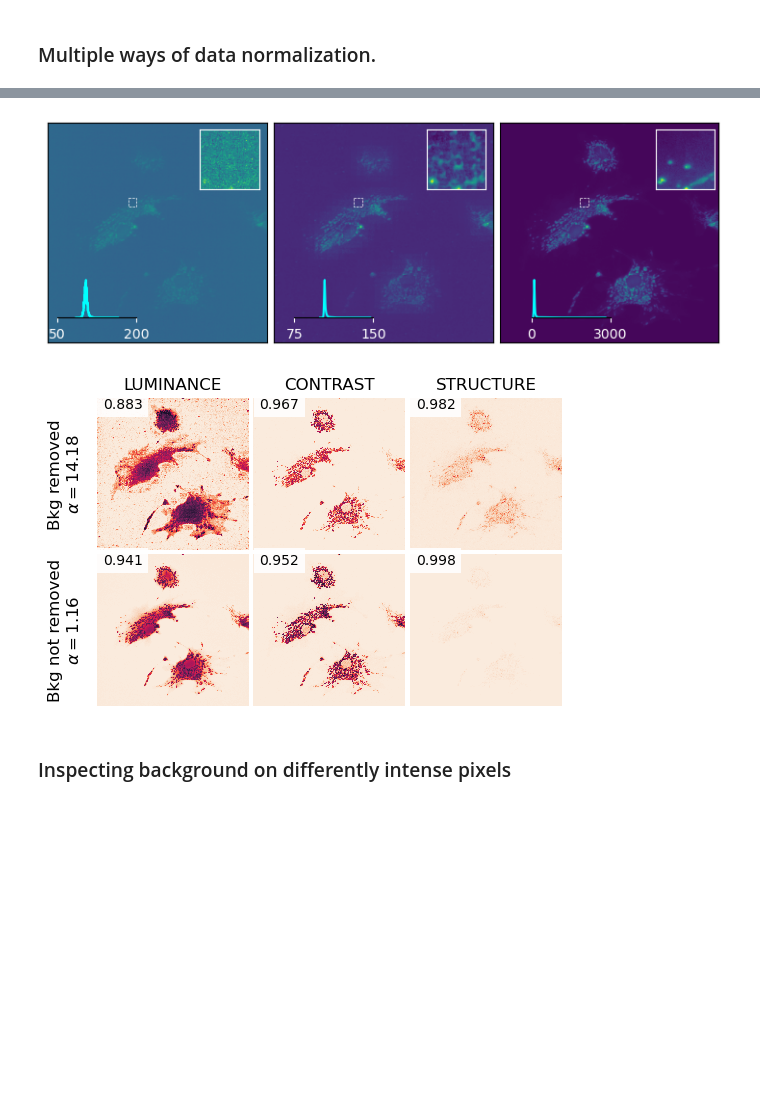
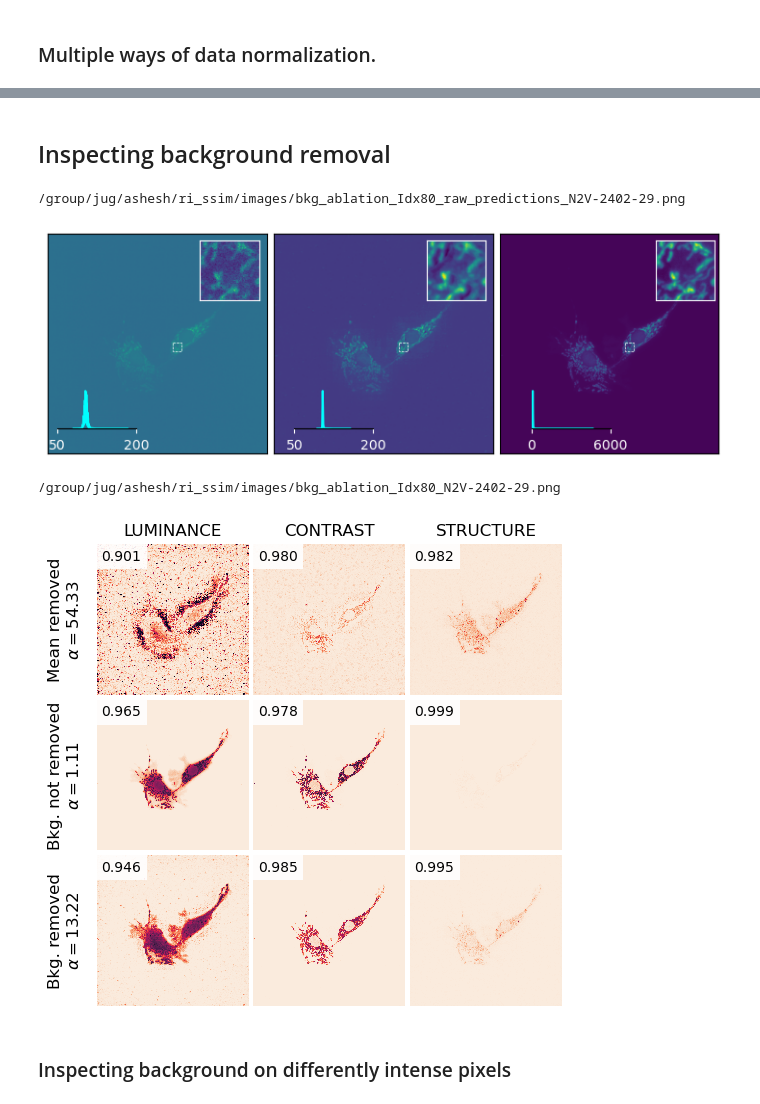
Before and after one commit to juglab/MicroSSIM, a Jupyter notebook: notebooks/Evaluate.ipynb, the cells around one changed output, grey strips where cells are left out. Cells and saved outputs as stored; diff of their text form; code cells hidden in the pictures; blank space fills up the shorter version.

```diff
--- a/notebooks/Evaluate.ipynb
+++ b/notebooks/Evaluate.ipynb
@@ -20,7 +20,7 @@ def add_text(ax, text, img_shape, place='TOP_LEFT', edgecolor='black'):
     """
     assert place in ['TOP_LEFT', 'BOTTOM_RIGHT']
     if place == 'TOP_LEFT':
-        ax.text(img_shape[1] * 20 / 500, img_shape[0] * 35 / 500, text, bbox=dict(facecolor='white', edgecolor=edgecolor, alpha=0.9))
+        ax.text(img_shape[1] * 15 / 500, img_shape[0] * 55 / 500, text, bbox=dict(facecolor='white', edgecolor=edgecolor, alpha=0.9))
     elif place == 'BOTTOM_RIGHT':
         s0 = img_shape[1]
         s1 = img_shape[0]
@@ -303 +311,3 @@ SyntaxError: invalid syntax (760050616.py, line 1)
+# %% [markdown]
+## Inspecting background removal
 # %%
@@ -321,10 +338,10 @@ def boundary_color(ax_cur, color):
         spine.set_edgecolor(color)
 
 save_to_file = True and not debug_mode
-ith_img= 0
+ith_img= 8
 
 idx = idx_list[ith_img]
-zoomin_hw = [(700, 750), (1150, 750), (750, 450)][ith_img]
+zoomin_hw = get_zoomin_hw(gt[idx])#[(700, 750), (1150, 750), (750, 450), (500, 500)][ith_img]
 _,ax = plt.subplots(figsize=(9,3),ncols=3)
 ax[0].imshow(gt_lowsnr[idx])
 ax[1].imshow(pred[idx])
@@ -369,15 +386,13 @@ color_ch = 'cyan'
 # color_pred = 'red'
 inset_min_labelsize = 10
 hist_inset_rect = [0.05, 0.07, 0.4, 0.2]
-fac = 1 if save_to_file else 4
+fac = 2 if save_to_file else 4
 add_pixel_kde(ax[0],
                   hist_inset_rect,
                   [gt_lowsnr[idx][::fac,::fac]],
                   inset_min_labelsize,
                   color_list=[color_ch],
                   label_list = [''])
-
-
 
 
 add_pixel_kde(ax[1],
@@ -404,55 +419,68 @@ if save_to_file:
     # plt.tight_layout()
     plt.savefig(fpath, dpi=200)
 # %% [output]
+/group/jug/ashesh/ri_ssim/images/bkg_ablation_Idx80_raw_predictions_N2V-2402-29.png
-[figure, old version]
+[figure, new version]
 # %%
 import seaborn as sns
 from disentangle.analysis.plot_utils import clean_ax
 import os
 
 shape = list(dicts[True][0]['luminance'].shape)
-fac = 1 if save_to_file else 4
+fac = 2 if save_to_file else 4
 img_sz = 2
-_,ax = plt.subplots(figsize=(img_sz*3,img_sz*2),ncols=3,nrows=2)
+_,ax = plt.subplots(figsize=(img_sz*3,img_sz*3),ncols=3,nrows=3)
 
 # for idx in range(num_samples):
 # For True
 for i, key in enumerate(['luminance', 'contrast', 'structure']):
-    sns.heatmap(dicts[True][ith_img][key][::fac,::fac],vmin=0,vmax=1,ax=ax[0, i], cbar=False)
+    sns.heatmap(dicts[True][ith_img][key][::fac,::fac],vmin=0,vmax=1,ax=ax[2, i], cbar=False)
     val = f"{dicts[True][ith_img][key][::fac,::fac].mean():.3f}"
-    add_text(ax[0, i], val, (shape[0]//fac, shape[1]//fac), edgecolor='none')
+    add_text(ax[2, i], val, (shape[0]//fac, shape[1]//fac), edgecolor='none')
 
 # For False
 for i, key in enumerate(['luminance', 'contrast', 'structure']):
     sns.heatmap(dicts[False][ith_img][key][::fac,::fac],vmin=0,vmax=1,ax=ax[1, i], cbar=False)
     val = f"{dicts[False][ith_img][key][::fac,::fac].mean():.3f}"
     add_text(ax[1, i], val, (shape[0]//fac, shape[1]//fac), edgecolor='none')
+
+# For mean
+for i, key in enumerate(['luminance', 'contrast', 'structure']):
+    sns.heatmap(dicts['mean'][ith_img][key][::fac,::fac],vmin=0,vmax=1,ax=ax[0, i], cbar=False)
+    val = f"{dicts['mean'][ith_img][key][::fac,::fac].mean():.3f}"
+    add_text(ax[0, i], val, (shape[0]//fac, shape[1]//fac), edgecolor='none')
+
+
 
     ax[0, 0].set_title('Luminance'.upper())
     ax[0, 1].set_title('Contrast'.upper())
     ax[0, 2].set_title('Structure'.upper())
 
 
 clean_ax(ax)
 
 
 alpha_true = round(dicts[True][ith_img]['alpha'],2)
-ax[0,0].set_ylabel(f'Bkg removed\n$\\alpha={alpha_true}$', fontsize=12)
+ax[2,0].set_ylabel(f'Bkg. removed\n$\\alpha={alpha_true}$', fontsize=12)
 
 alpha_false = round(dicts[False][ith_img]['alpha'],2)
-ax[1,0].set_ylabel(f'Bkg not removed\n$\\alpha={alpha_false}$', fontsize=12)
+ax[1,0].set_ylabel(f'Bkg. not removed\n$\\alpha={alpha_false}$', fontsize=12)
+
+alpha_mean = round(dicts['mean'][ith_img]['alpha'],2)
+ax[0,0].set_ylabel(f'Mean removed\n$\\alpha={alpha_mean}$', fontsize=12)
 
 plt.subplots_adjust(wspace=0.03, hspace=0.03)
 # plt.tight_layout()
 if save_to_file:
     postfix= os.path.basename(gt_path).replace('gt-','').replace('.tif','.png')
     fname = f'bkg_ablation_Idx{idx}_{postfix}'
     fpath = os.path.join('/group/jug/ashesh/ri_ssim/images', fname)
     print(fpath)
     # plt.tight_layout()
     plt.savefig(fpath, dpi=200)
 # %% [output]
+/group/jug/ashesh/ri_ssim/images/bkg_ablation_Idx80_N2V-2402-29.png
-[figure, old version]
+[figure, new version]
 # %%
 # import seaborn as sns
 # from disentangle.analysis.plot_utils import clean_ax
```
Also changed, not shown: parts of 41 cells of this notebook, 1 other file.
